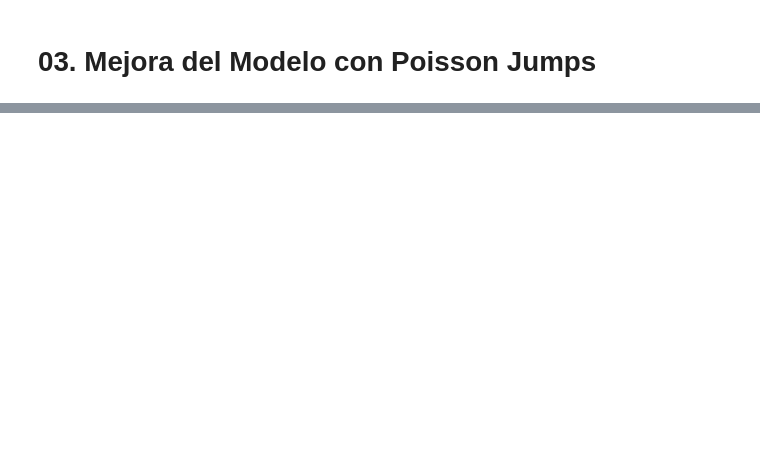
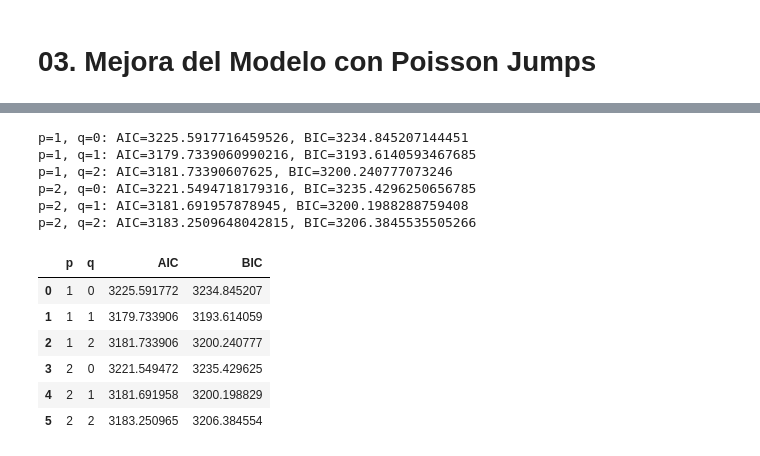
Before and after one commit to AdrianLandaverde/Proyectos-de-Ingenieria-Matematica, a Jupyter notebook: modulo1/actividad1/actividad1.ipynb, the cells around one changed output, grey strips where cells are left out. Cells and saved outputs as stored; diff of their text form; code cells hidden in the pictures; blank space fills up the shorter version.

```diff
--- a/modulo1/actividad1/actividad1.ipynb
+++ b/modulo1/actividad1/actividad1.ipynb
@@ -200,0 +267,31 @@ fig.show()
+# %%
+# Loop over different values of p and q
+for p in range(0, 3):
+    for q in range(0, 3):
+        try:
+            model = arch_model(returns, mean="Zero", vol="GARCH", p=p, q=q)
+            fitted_model = model.fit(disp="off")
+            print(f"p={p}, q={q}: AIC={fitted_model.aic}, BIC={fitted_model.bic}")
+
+            new_row = {"p": p, "q": q, "AIC": fitted_model.aic, "BIC":fitted_model.bic}
+            results.loc[len(results)]  = new_row
+
+        except:
+            pass
+# %% [output]
+p=1, q=0: AIC=3225.5917716459526, BIC=3234.845207144451
+p=1, q=1: AIC=3179.7339060990216, BIC=3193.6140593467685
+p=1, q=2: AIC=3181.73390607625, BIC=3200.240777073246
+p=2, q=0: AIC=3221.5494718179316, BIC=3235.4296250656785
+p=2, q=1: AIC=3181.691957878945, BIC=3200.1988288759408
+p=2, q=2: AIC=3183.2509648042815, BIC=3206.3845535505266
+# %%
+results
+# %% [output]
+|  | p | q | AIC | BIC |
+| 0 | 1 | 0 | 3225.591772 | 3234.845207 |
+| 1 | 1 | 1 | 3179.733906 | 3193.614059 |
+| 2 | 1 | 2 | 3181.733906 | 3200.240777 |
+| 3 | 2 | 0 | 3221.549472 | 3235.429625 |
+| 4 | 2 | 1 | 3181.691958 | 3200.198829 |
+| 5 | 2 | 2 | 3183.250965 | 3206.384554 |
```
Also changed, not shown: parts of 16 cells of this notebook.
